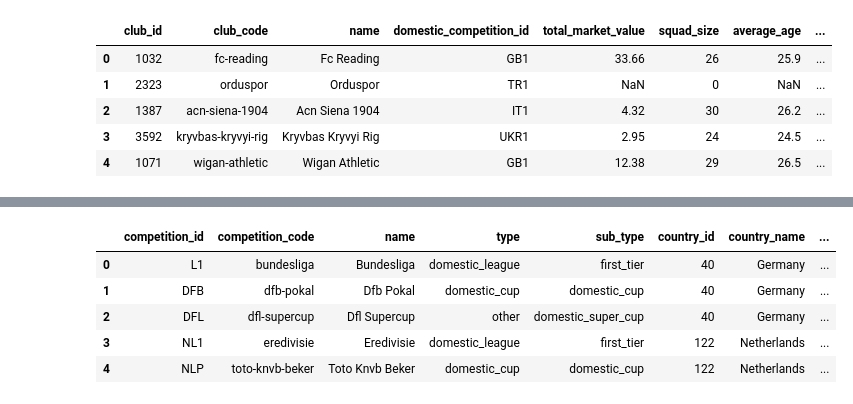
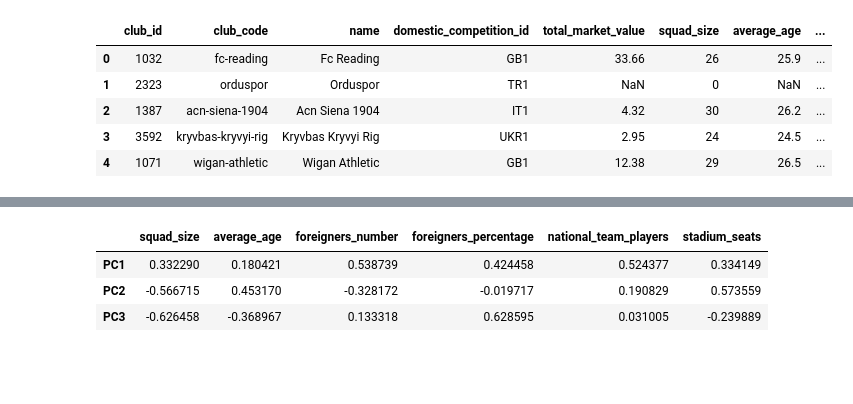
Before and after one commit to McGill-MMA-EnterpriseAnalytics/Football_Transfermarkt, a Jupyter notebook: Business_Analysis/EDA.ipynb, the cells around one changed output, grey strips where cells are left out. Cells and saved outputs as stored; diff of their text form; code cells hidden in the pictures; blank space fills up the shorter version.

Commit message:
Exploratory Data Analysis and Some Preliminary Clustering

```diff
--- a/Business_Analysis/EDA.ipynb
+++ b/Business_Analysis/EDA.ipynb
@@ -56,0 +542,9 @@ df_club_game.head()
+# %%
+std_scl = StandardScaler()
+X_std = std_scl.fit_transform(X)
+
+imp_mean = SimpleImputer(missing_values=np.nan, strategy='mean')
+X_std = imp_mean.fit_transform(X_std)
+
+pca = PCA(n_components=(len(X_std[0]) - 1))
+X_pca = pca.fit_transform(X_std)
@@ -56,0 +556,3 @@ df_club_game.head()
+# %%
+pca = PCA(n_components=3)
+X_pca = pca.fit_transform(X_std)
@@ -57,9 +603,12 @@ df_club_game.head()
+# %%
+new_cols = ['squad_size', 'average_age', 'foreigners_number','foreigners_percentage', 'national_team_players',
+       'stadium_seats']
+# %%
+df_pca_comp = pd.DataFrame(pca.components_, columns = new_cols, index = ["PC1", "PC2", "PC3"])
 # %%
-df_comp.head()
+df_pca_comp.head()
 # %% [output]
-|  | competition_id | competition_code | name | type | sub_type | country_id | country_name | ... |
-| 0 | L1 | bundesliga | Bundesliga | domestic_league | first_tier | 40 | Germany | ... |
-| 1 | DFB | dfb-pokal | Dfb Pokal | domestic_cup | domestic_cup | 40 | Germany | ... |
-| 2 | DFL | dfl-supercup | Dfl Supercup | other | domestic_super_cup | 40 | Germany | ... |
-| 3 | NL1 | eredivisie | Eredivisie | domestic_league | first_tier | 122 | Netherlands | ... |
-| 4 | NLP | toto-knvb-beker | Toto Knvb Beker | domestic_cup | domestic_cup | 122 | Netherlands | ... |
+|  | squad_size | average_age | foreigners_number | foreigners_percentage | national_team_players | stadium_seats |
+| PC1 | 0.332290 | 0.180421 | 0.538739 | 0.424458 | 0.524377 | 0.334149 |
+| PC2 | -0.566715 | 0.453170 | -0.328172 | -0.019717 | 0.190829 | 0.573559 |
+| PC3 | -0.626458 | -0.368967 | 0.133318 | 0.628595 | 0.031005 | -0.239889 |
```
Also changed, not shown: parts of 61 cells of this notebook.
